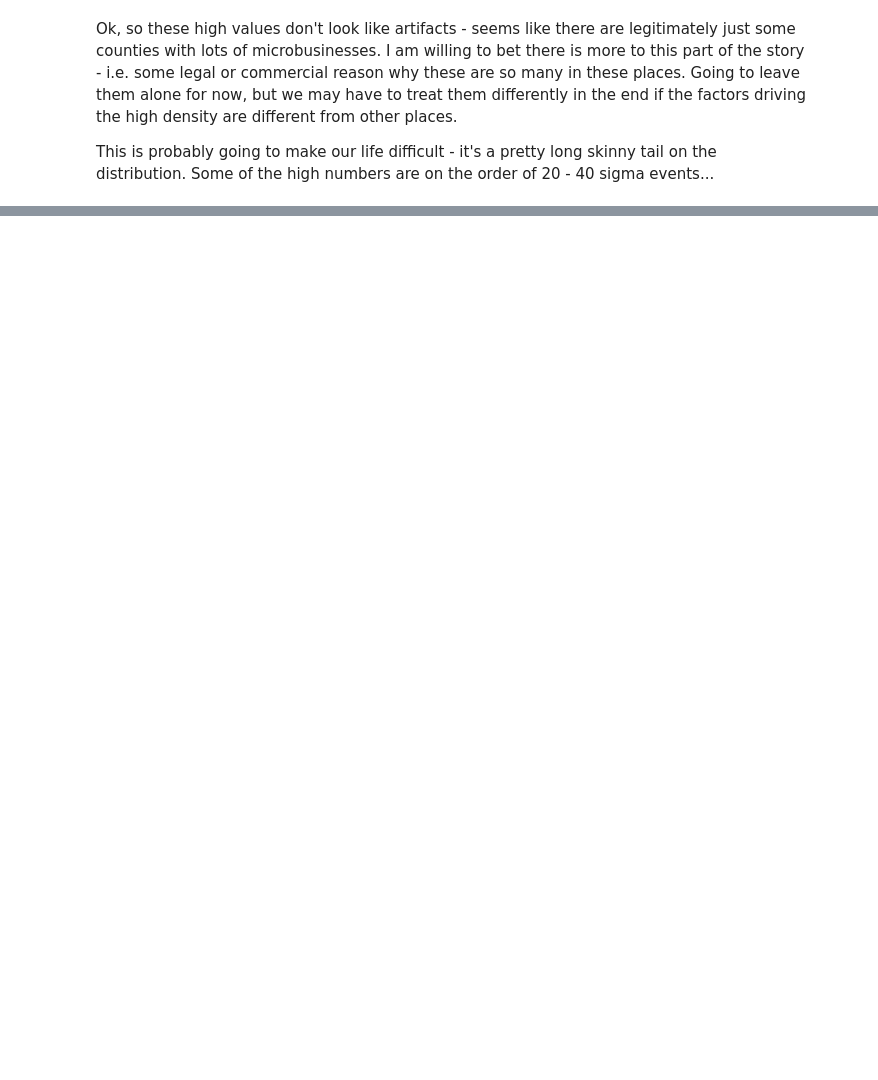
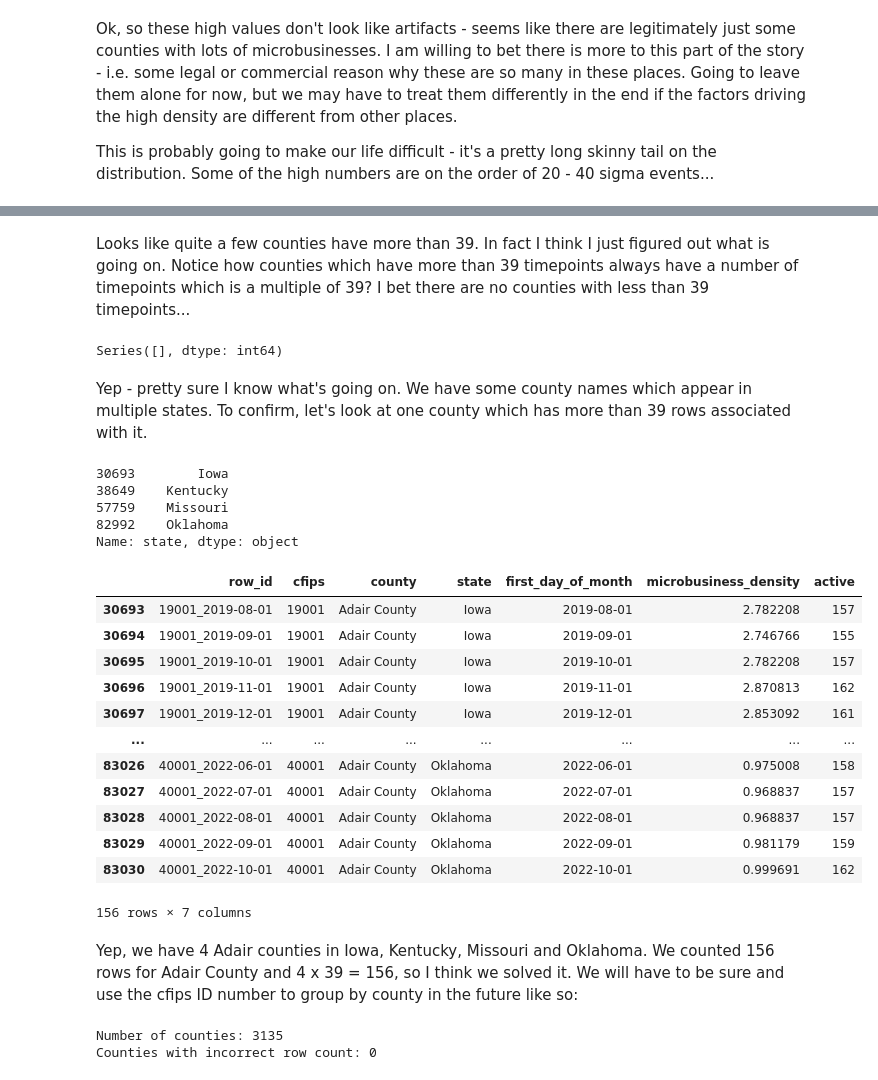
Before and after one commit to gperdrizet/kaggle_microbusiness, a Jupyter notebook: notebooks/02-data_exploration.ipynb, the cells around one changed output, grey strips where cells are left out. Cells and saved outputs as stored; diff of their text form; code cells hidden in the pictures; blank space fills up the shorter version.

```diff
--- a/notebooks/02-data_exploration.ipynb
+++ b/notebooks/02-data_exploration.ipynb
@@ -177,0 +260,44 @@ plt.show()
+# %% [markdown]
+Looks like quite a few counties have more than 39. In fact I think I just figured out what is going on. Notice how counties which have more than 39 timepoints always have a number of timepoints which is a multiple of 39? I bet there are no counties with less than 39 timepoints...
+# %%
+low_county_count = county_counts[county_counts < 39]
+low_county_count
+# %% [output]
+Series([], dtype: int64)
+# %% [markdown]
+Yep - pretty sure I know what's going on. We have some county names which appear in multiple states. To confirm, let's look at one county which has more than 39 rows associated with it.
+# %%
+adair_county = training_df[training_df['county'] == 'Adair County']
+adair_counties = adair_county['state'].drop_duplicates(keep='first')
+print(adair_counties)
+adair_county
+# %% [output]
+30693        Iowa
+38649    Kentucky
+57759    Missouri
+82992    Oklahoma
+Name: state, dtype: object
+|  | row_id | cfips | county | state | first_day_of_month | microbusiness_density | active |
+| 30693 | 19001_2019-08-01 | 19001 | Adair County | Iowa | 2019-08-01 | 2.782208 | 157 |
+| 30694 | 19001_2019-09-01 | 19001 | Adair County | Iowa | 2019-09-01 | 2.746766 | 155 |
+| 30695 | 19001_2019-10-01 | 19001 | Adair County | Iowa | 2019-10-01 | 2.782208 | 157 |
+| 30696 | 19001_2019-11-01 | 19001 | Adair County | Iowa | 2019-11-01 | 2.870813 | 162 |
+| 30697 | 19001_2019-12-01 | 19001 | Adair County | Iowa | 2019-12-01 | 2.853092 | 161 |
+| ... | ... | ... | ... | ... | ... | ... | ... |
+| 83026 | 40001_2022-06-01 | 40001 | Adair County | Oklahoma | 2022-06-01 | 0.975008 | 158 |
+| 83027 | 40001_2022-07-01 | 40001 | Adair County | Oklahoma | 2022-07-01 | 0.968837 | 157 |
+| 83028 | 40001_2022-08-01 | 40001 | Adair County | Oklahoma | 2022-08-01 | 0.968837 | 157 |
+| 83029 | 40001_2022-09-01 | 40001 | Adair County | Oklahoma | 2022-09-01 | 0.981179 | 159 |
+| 83030 | 40001_2022-10-01 | 40001 | Adair County | Oklahoma | 2022-10-01 | 0.999691 | 162 |
+156 rows × 7 columns
+# %% [markdown]
+Yep, we have 4 Adair counties in Iowa, Kentucky, Missouri and Oklahoma. We counted 156 rows for Adair County and 4 x 39 = 156, so I think we solved it. We will have to be sure and use the cfips ID number to group by county in the future like so:
+# %%
+county_counts = training_df.groupby(['cfips']).size()
+abnormal_county_count = county_counts[county_counts != 39]
+
+print(f'Number of counties: {len(county_counts)}')
+print(f'Counties with incorrect row count: {len(abnormal_county_count)}')
+# %% [output]
+Number of counties: 3135
+Counties with incorrect row count: 0
```
Also changed, not shown: parts of 12 cells of this notebook.
